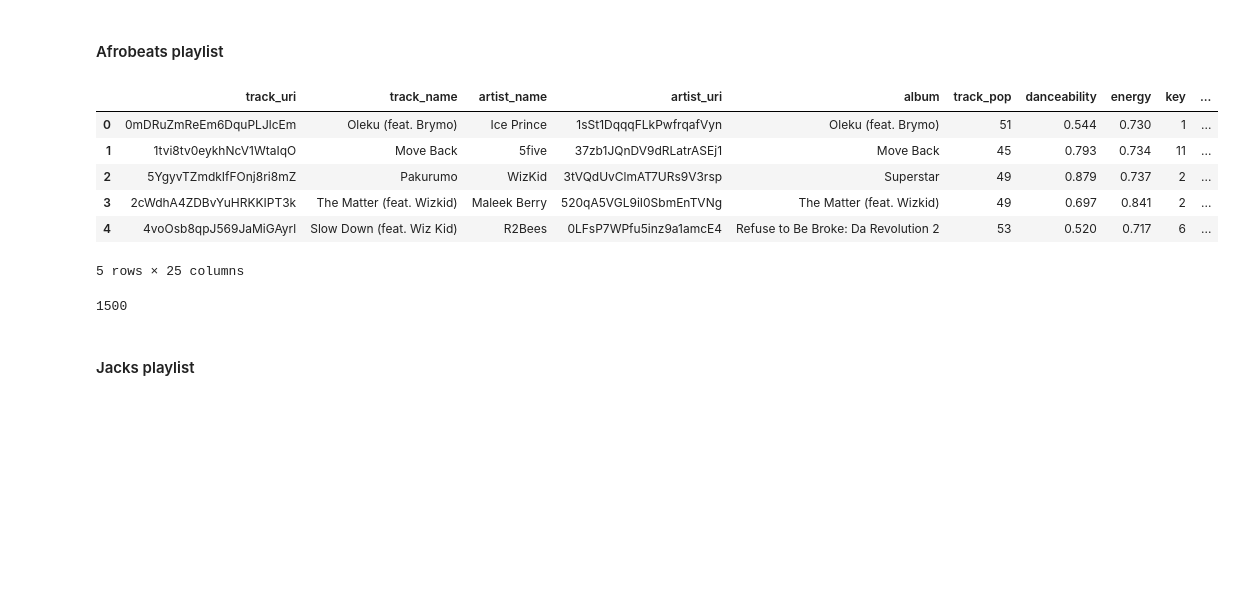
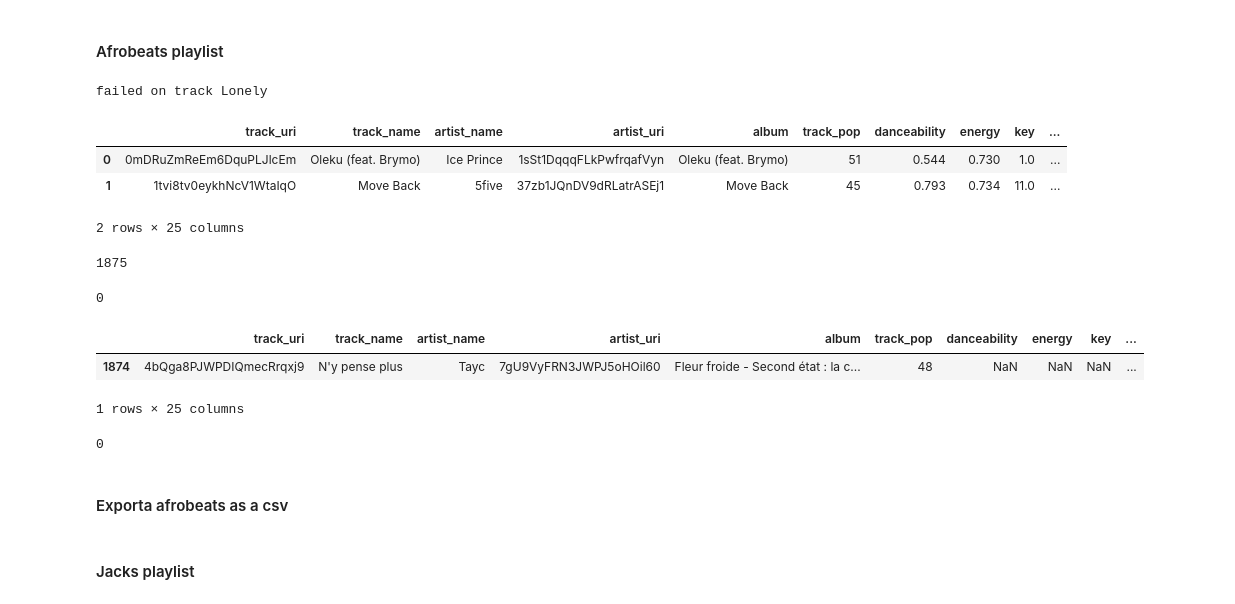
Before and after one commit to CaptCardoso/Afrobeats-Recommender-System, a Jupyter notebook: notebooks/01 data gathering.ipynb, the cells around one changed output. Cells and saved outputs as stored; diff of their text form; code cells hidden in the pictures; blank space fills up the shorter version.

Commit message:
add more songs to afrobeat, add try and except to function, add reference to readme

```diff
--- a/notebooks/01 data gathering.ipynb
+++ b/notebooks/01 data gathering.ipynb
@@ -119,11 +119,14 @@ def get_track_info(playlist):
         #loop through the tracks to their features and assign it to the empty dictionary
         track_uri = track["track"]["uri"].split(':')[2]
 
-        for key,value in (sp.audio_features(track_uri)[0]).items():
-            features[key].append(value)
+        try:
+            for key,value in (sp.audio_features(track_uri)[0]).items():
+                features[key].append(value)
 
+        except:
+            print(f'failed on track {track["track"]["name"]}')
+            continue
         #time.sleep(1)
-        #time.sleep(random.uniform(1,5))
 
     #Transform the features dictionary into a dataframe
     features_df = pd.DataFrame(features)
@@ -150,17 +153,26 @@ def raw_data(user_playlist_url, genre):
 afrobeats_playlist_url= "https://open.spotify.com/playlist/5ZCzd0nCLqiIX1jwQWfazW"
 # %%
 afrobeats_df = raw_data(afrobeats_playlist_url, 'afrobeats')
+# %% [output]
+failed on track Lonely
 # %%
-afrobeats_df.head()
+afrobeats_df.head(2)
 # %% [output]
 |  | track_uri | track_name | artist_name | artist_uri | album | track_pop | danceability | energy | key | ... |
-| 0 | 0mDRuZmReEm6DquPLJlcEm | Oleku (feat. Brymo) | Ice Prince | 1sSt1DqqqFLkPwfrqafVyn | Oleku (feat. Brymo) | 51 | 0.544 | 0.730 | 1 | ... |
-| 1 | 1tvi8tv0eykhNcV1WtaIqO | Move Back | 5five | 37zb1JQnDV9dRLatrASEj1 | Move Back | 45 | 0.793 | 0.734 | 11 | ... |
-| 2 | 5YgyvTZmdkIfFOnj8ri8mZ | Pakurumo | WizKid | 3tVQdUvClmAT7URs9V3rsp | Superstar | 49 | 0.879 | 0.737 | 2 | ... |
-| 3 | 2cWdhA4ZDBvYuHRKKIPT3k | The Matter (feat. Wizkid) | Maleek Berry | 520qA5VGL9iI0SbmEnTVNg | The Matter (feat. Wizkid) | 49 | 0.697 | 0.841 | 2 | ... |
-| 4 | 4voOsb8qpJ569JaMiGAyrl | Slow Down (feat. Wiz Kid) | R2Bees | 0LFsP7WPfu5inz9a1amcE4 | Refuse to Be Broke: Da Revolution 2 | 53 | 0.520 | 0.717 | 6 | ... |
+| 0 | 0mDRuZmReEm6DquPLJlcEm | Oleku (feat. Brymo) | Ice Prince | 1sSt1DqqqFLkPwfrqafVyn | Oleku (feat. Brymo) | 51 | 0.544 | 0.730 | 1.0 | ... |
+| 1 | 1tvi8tv0eykhNcV1WtaIqO | Move Back | 5five | 37zb1JQnDV9dRLatrASEj1 | Move Back | 45 | 0.793 | 0.734 | 11.0 | ... |
-5 rows × 25 columns
+2 rows × 25 columns
 # %%
 len(afrobeats_df)
 # %% [output]
-1500
+1875
+# %%
+afrobeats_df.isna().sum().sum()
+# %% [output]
+0
+# %%
+afrobeats_df[afrobeats_df['energy'].isnull()]
+# %% [output]
+|  | track_uri | track_name | artist_name | artist_uri | album | track_pop | danceability | energy | key | ... |
+| 1874 | 4bQga8PJWPDIQmecRrqxj9 | N'y pense plus | Tayc | 7gU9VyFRN3JWPJ5oHOil60 | Fleur froide - Second état : la c... | 48 | NaN | NaN | NaN | ... |
+1 rows × 25 columns
@@ -166,0 +181,6 @@ len(afrobeats_df)
+# %%
+afrobeats_df.isnull().sum().sum()
+# %% [output]
+0
+# %% [markdown]
+#### Exporta afrobeats as a csv
```
Also changed, not shown: parts of 24 cells of this notebook, 9 other files.
